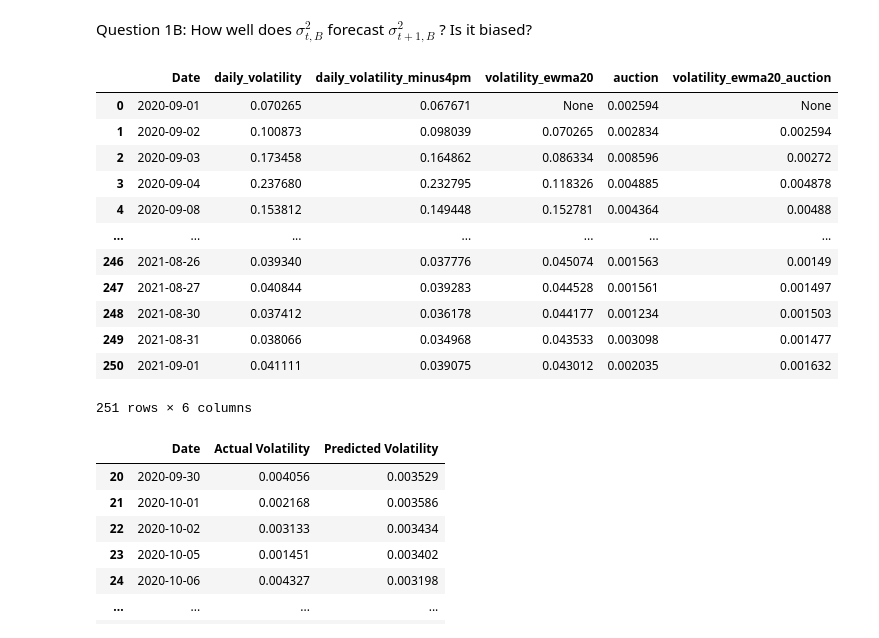
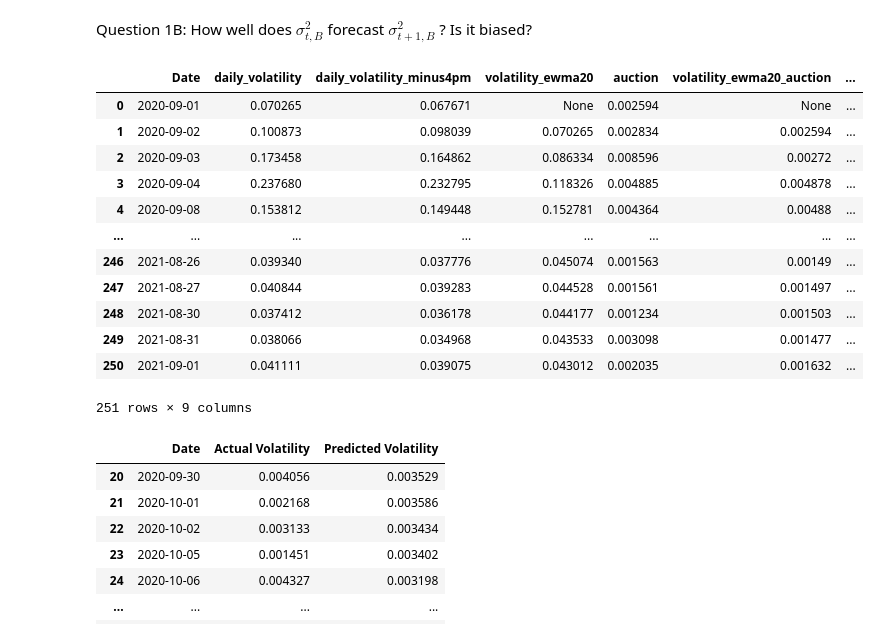
Before and after one commit to matthew-lim/Vanguard-Volatility-Project, a Jupyter notebook: EWMA_Models-1A,1B,1C.ipynb, the cells around one changed output. Saved outputs shown, nothing was run; the diff lists cells and outputs as text; code cells hidden in the pictures.

```diff
--- a/EWMA_Models-1A,1B,1C.ipynb
+++ b/EWMA_Models-1A,1B,1C.ipynb
@@ -187,22 +187,23 @@ plt.show()
 Question 1B: How well does $\sigma_{t,B}^{2}$ forecast $\sigma_{t+1,B}^{2}$ ? Is it biased?
 # %%
 volatility_df['auction'] = volatility_df['daily_volatility'] - volatility_df['daily_volatility_minus4pm']
+volatility_df['volatility_ewma20_minus4pm'] = np.array([None] + [i for i in volatility_df['daily_volatility_minus4pm'].ewm(span=20).mean()][:-1])
 volatility_df['volatility_ewma20_auction'] = np.array([None] + [i for i in volatility_df['auction'].ewm(span=20).mean()][:-1])
 volatility_df
 # %% [output]
-|  | Date | daily_volatility | daily_volatility_minus4pm | volatility_ewma20 | auction | volatility_ewma20_auction |
-| 0 | 2020-09-01 | 0.070265 | 0.067671 | None | 0.002594 | None |
-| 1 | 2020-09-02 | 0.100873 | 0.098039 | 0.070265 | 0.002834 | 0.002594 |
-| 2 | 2020-09-03 | 0.173458 | 0.164862 | 0.086334 | 0.008596 | 0.00272 |
-| 3 | 2020-09-04 | 0.237680 | 0.232795 | 0.118326 | 0.004885 | 0.004878 |
-| 4 | 2020-09-08 | 0.153812 | 0.149448 | 0.152781 | 0.004364 | 0.00488 |
-| ... | ... | ... | ... | ... | ... | ... |
-| 246 | 2021-08-26 | 0.039340 | 0.037776 | 0.045074 | 0.001563 | 0.00149 |
-| 247 | 2021-08-27 | 0.040844 | 0.039283 | 0.044528 | 0.001561 | 0.001497 |
-| 248 | 2021-08-30 | 0.037412 | 0.036178 | 0.044177 | 0.001234 | 0.001503 |
-| 249 | 2021-08-31 | 0.038066 | 0.034968 | 0.043533 | 0.003098 | 0.001477 |
-| 250 | 2021-09-01 | 0.041111 | 0.039075 | 0.043012 | 0.002035 | 0.001632 |
+|  | Date | daily_volatility | daily_volatility_minus4pm | volatility_ewma20 | auction | volatility_ewma20_auction | ... |
+| 0 | 2020-09-01 | 0.070265 | 0.067671 | None | 0.002594 | None | ... |
+| 1 | 2020-09-02 | 0.100873 | 0.098039 | 0.070265 | 0.002834 | 0.002594 | ... |
+| 2 | 2020-09-03 | 0.173458 | 0.164862 | 0.086334 | 0.008596 | 0.00272 | ... |
+| 3 | 2020-09-04 | 0.237680 | 0.232795 | 0.118326 | 0.004885 | 0.004878 | ... |
+| 4 | 2020-09-08 | 0.153812 | 0.149448 | 0.152781 | 0.004364 | 0.00488 | ... |
+| ... | ... | ... | ... | ... | ... | ... | ... |
+| 246 | 2021-08-26 | 0.039340 | 0.037776 | 0.045074 | 0.001563 | 0.00149 | ... |
+| 247 | 2021-08-27 | 0.040844 | 0.039283 | 0.044528 | 0.001561 | 0.001497 | ... |
+| 248 | 2021-08-30 | 0.037412 | 0.036178 | 0.044177 | 0.001234 | 0.001503 | ... |
+| 249 | 2021-08-31 | 0.038066 | 0.034968 | 0.043533 | 0.003098 | 0.001477 | ... |
+| 250 | 2021-09-01 | 0.041111 | 0.039075 | 0.043012 | 0.002035 | 0.001632 | ... |
-251 rows × 6 columns
+251 rows × 9 columns
 # %%
 df_mod1B = pd.DataFrame()
 df_mod1B['Date'] = volatility_df['Date'][20:]
```
Also changed, not shown: parts of 4 cells of this notebook, 1 other file.
